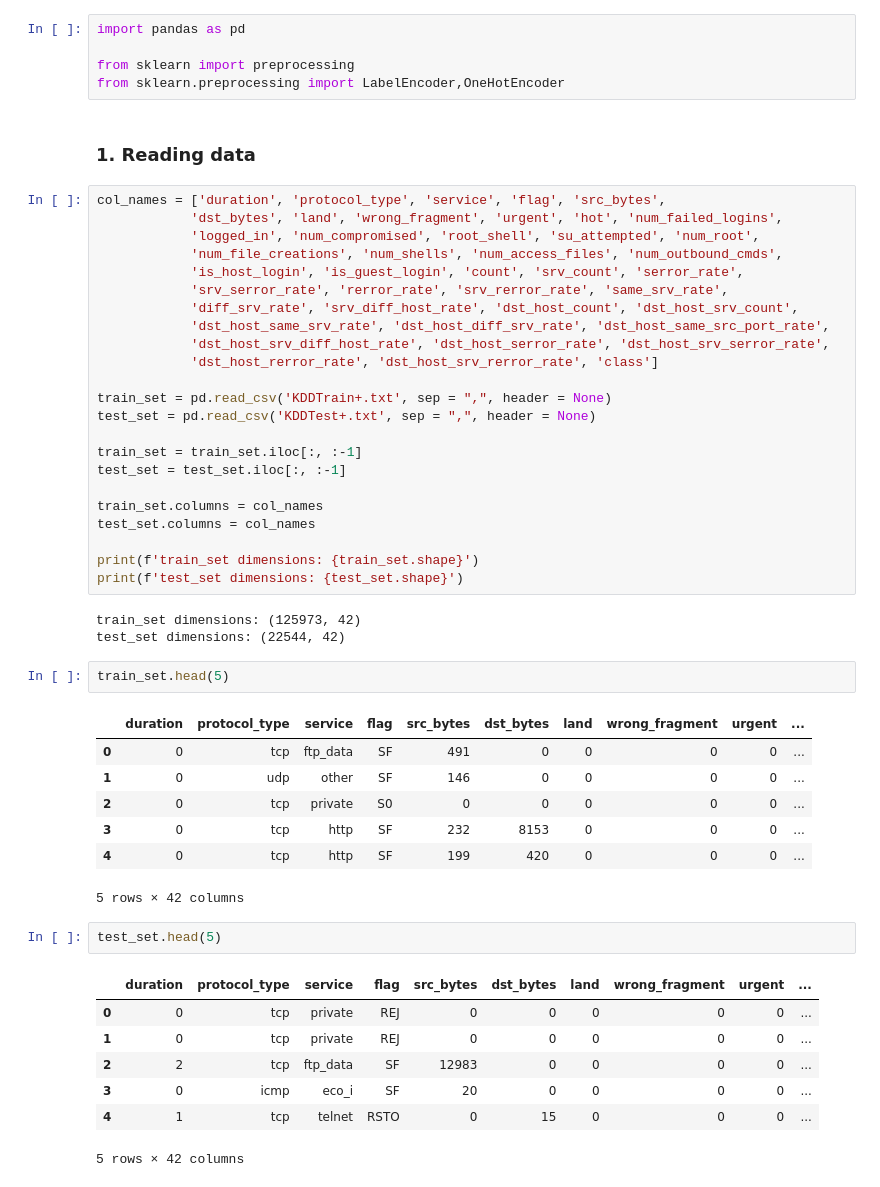
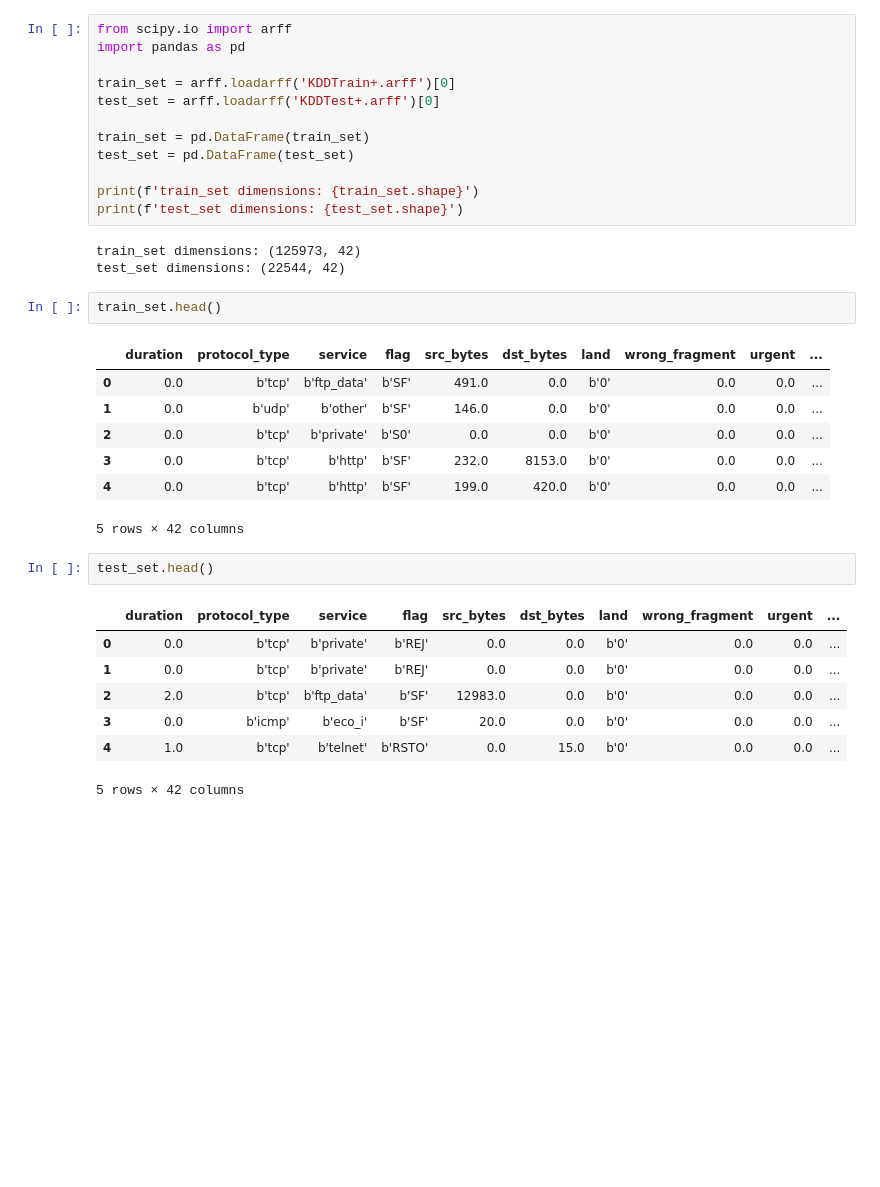
Before and after one commit to JTomkiewicz/EARIN, a Jupyter notebook: lab4/lab4.ipynb, the cells around one changed output. Saved outputs shown, nothing was run; the diff lists cells and outputs as text; blank space fills up the shorter version.

Commit message:
use arff & preprocess data & logistic regression
Co-authored-by: Piotrowski Konrad 2 (STUD) <konrad.piotrowski2.stud@pw.edu.pl>

```diff
--- a/lab4/lab4.ipynb
+++ b/lab4/lab4.ipynb
@@ -1,55 +1,37 @@
-# %%
-import pandas as pd
-
-from sklearn import preprocessing
-from sklearn.preprocessing import LabelEncoder,OneHotEncoder
-# %% [markdown]
-### 1. Reading data
-# %%
-col_names = ['duration', 'protocol_type', 'service', 'flag', 'src_bytes',
-            'dst_bytes', 'land', 'wrong_fragment', 'urgent', 'hot', 'num_failed_logins',
-            'logged_in', 'num_compromised', 'root_shell', 'su_attempted', 'num_root',
-            'num_file_creations', 'num_shells', 'num_access_files', 'num_outbound_cmds',
-            'is_host_login', 'is_guest_login', 'count', 'srv_count', 'serror_rate',
-            'srv_serror_rate', 'rerror_rate', 'srv_rerror_rate', 'same_srv_rate',
-            'diff_srv_rate', 'srv_diff_host_rate', 'dst_host_count', 'dst_host_srv_count',
-            'dst_host_same_srv_rate', 'dst_host_diff_srv_rate', 'dst_host_same_src_port_rate',
-            'dst_host_srv_diff_host_rate', 'dst_host_serror_rate', 'dst_host_srv_serror_rate',
-            'dst_host_rerror_rate', 'dst_host_srv_rerror_rate', 'class']
-
-train_set = pd.read_csv('KDDTrain+.txt', sep = ",", header = None)
-test_set = pd.read_csv('KDDTest+.txt', sep = ",", header = None)
-
-train_set = train_set.iloc[:, :-1]
-test_set = test_set.iloc[:, :-1]
-
-train_set.columns = col_names
-test_set.columns = col_names
-
-print(f'train_set dimensions: {train_set.shape}')
-print(f'test_set dimensions: {test_set.shape}')
-# %% [output]
-train_set dimensions: (125973, 42)
-test_set dimensions: (22544, 42)
+# %%
+from scipy.io import arff
+import pandas as pd
+
+train_set = arff.loadarff('KDDTrain+.arff')[0]
+test_set = arff.loadarff('KDDTest+.arff')[0]
+
+train_set = pd.DataFrame(train_set)
+test_set = pd.DataFrame(test_set)
+
+print(f'train_set dimensions: {train_set.shape}')
+print(f'test_set dimensions: {test_set.shape}')
+# %% [output]
+train_set dimensions: (125973, 42)
+test_set dimensions: (22544, 42)
 # %%
-train_set.head(5)
+train_set.head()
 # %% [output]
 |  | duration | protocol_type | service | flag | src_bytes | dst_bytes | land | wrong_fragment | urgent | ... |
-| 0 | 0 | tcp | ftp_data | SF | 491 | 0 | 0 | 0 | 0 | ... |
-| 1 | 0 | udp | other | SF | 146 | 0 | 0 | 0 | 0 | ... |
-| 2 | 0 | tcp | private | S0 | 0 | 0 | 0 | 0 | 0 | ... |
-| 3 | 0 | tcp | http | SF | 232 | 8153 | 0 | 0 | 0 | ... |
-| 4 | 0 | tcp | http | SF | 199 | 420 | 0 | 0 | 0 | ... |
+| 0 | 0.0 | b'tcp' | b'ftp_data' | b'SF' | 491.0 | 0.0 | b'0' | 0.0 | 0.0 | ... |
+| 1 | 0.0 | b'udp' | b'other' | b'SF' | 146.0 | 0.0 | b'0' | 0.0 | 0.0 | ... |
+| 2 | 0.0 | b'tcp' | b'private' | b'S0' | 0.0 | 0.0 | b'0' | 0.0 | 0.0 | ... |
+| 3 | 0.0 | b'tcp' | b'http' | b'SF' | 232.0 | 8153.0 | b'0' | 0.0 | 0.0 | ... |
+| 4 | 0.0 | b'tcp' | b'http' | b'SF' | 199.0 | 420.0 | b'0' | 0.0 | 0.0 | ... |
 5 rows × 42 columns
 # %%
-test_set.head(5)
+test_set.head()
 # %% [output]
 |  | duration | protocol_type | service | flag | src_bytes | dst_bytes | land | wrong_fragment | urgent | ... |
-| 0 | 0 | tcp | private | REJ | 0 | 0 | 0 | 0 | 0 | ... |
-| 1 | 0 | tcp | private | REJ | 0 | 0 | 0 | 0 | 0 | ... |
-| 2 | 2 | tcp | ftp_data | SF | 12983 | 0 | 0 | 0 | 0 | ... |
-| 3 | 0 | icmp | eco_i | SF | 20 | 0 | 0 | 0 | 0 | ... |
-| 4 | 1 | tcp | telnet | RSTO | 0 | 15 | 0 | 0 | 0 | ... |
+| 0 | 0.0 | b'tcp' | b'private' | b'REJ' | 0.0 | 0.0 | b'0' | 0.0 | 0.0 | ... |
+| 1 | 0.0 | b'tcp' | b'private' | b'REJ' | 0.0 | 0.0 | b'0' | 0.0 | 0.0 | ... |
+| 2 | 2.0 | b'tcp' | b'ftp_data' | b'SF' | 12983.0 | 0.0 | b'0' | 0.0 | 0.0 | ... |
+| 3 | 0.0 | b'icmp' | b'eco_i' | b'SF' | 20.0 | 0.0 | b'0' | 0.0 | 0.0 | ... |
+| 4 | 1.0 | b'tcp' | b'telnet' | b'RSTO' | 0.0 | 15.0 | b'0' | 0.0 | 0.0 | ... |
 5 rows × 42 columns
 # %%
 print('train_set label distribution:')
```
Also changed, not shown: parts of 12 cells of this notebook.
